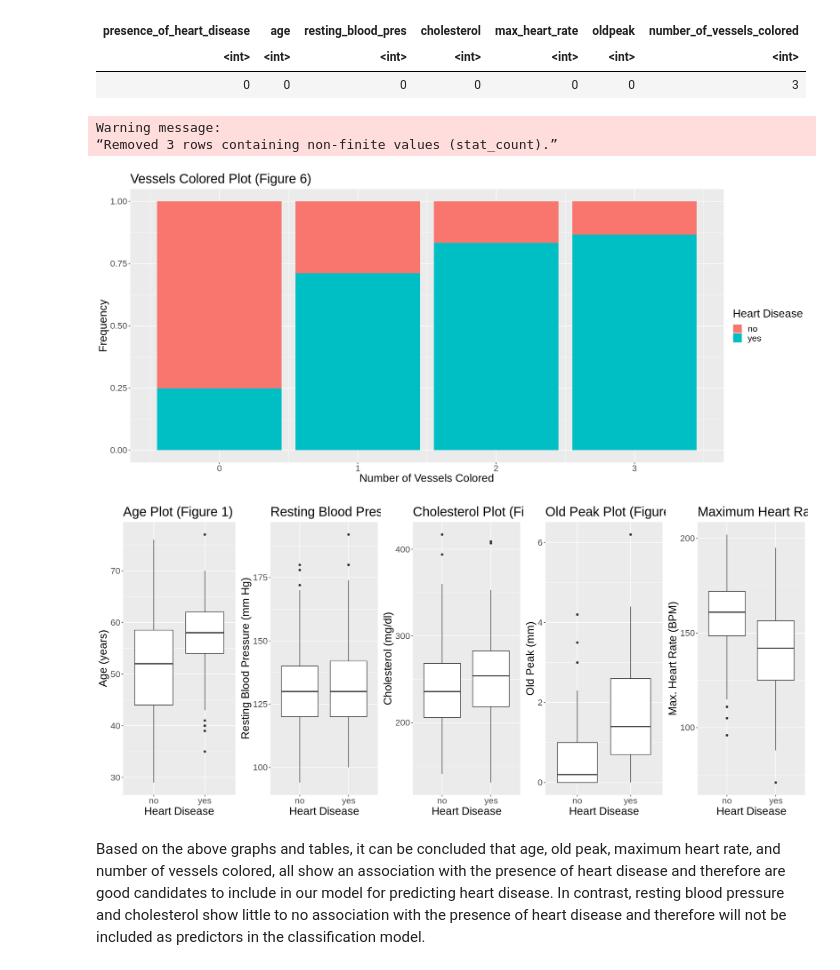
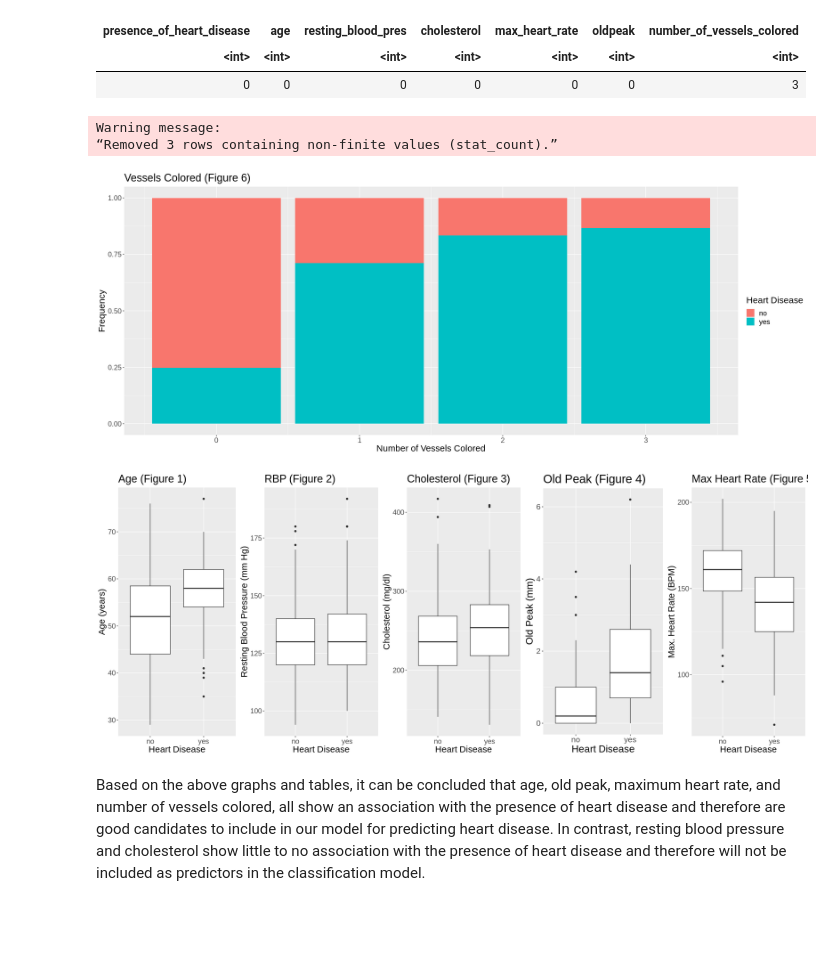
Before and after one commit to akosek4/DSCI-100-Heart-Disease-Project, a Jupyter notebook: Proposal_Rev1.ipynb, the cells around one changed output. Cells and saved outputs as stored; diff of their text form; code cells hidden in the pictures; blank space fills up the shorter version.

Commit message:
Changed Font Size for the ggtitle of BoxPlot

```diff
--- a/Proposal_Rev1.ipynb
+++ b/Proposal_Rev1.ipynb
@@ -169,59 +169,59 @@ age_plot <- data_training |>
     geom_boxplot() +
     ylab("Age (years)") +
     xlab("Heart Disease") +
-    ggtitle("Age Plot (Figure 1)") +
-    theme(text = element_text(size = 20))
+    ggtitle("Age (Figure 1)") +
+    theme(text = element_text(size = 17))
 
 rbp_plot <- data_training |>
     ggplot(aes(y = resting_blood_pres, x = presence_of_heart_disease)) +
     geom_boxplot() +
     ylab("Resting Blood Pressure (mm Hg)") +
     xlab("Heart Disease") +
-    ggtitle("Resting Blood Pressure Plot (Figure 2)") +
-    theme(text = element_text(size = 20))
+    ggtitle("RBP (Figure 2)") +
+    theme(text = element_text(size = 17))
 
 cholesterol_plot <- data_training |>
     ggplot(aes(y = cholesterol, x = presence_of_heart_disease)) +
     geom_boxplot() +
     ylab("Cholesterol (mg/dl)") +
     xlab("Heart Disease") +
-    ggtitle("Cholesterol Plot (Figure 3)") +
-    theme(text = element_text(size = 20))
+    ggtitle("Cholesterol (Figure 3)") +
+    theme(text = element_text(size = 17))
 
 oldpeak_plot <- data_training |>
     ggplot(aes(y = oldpeak, x = presence_of_heart_disease)) +
     geom_boxplot() +
     ylab("Old Peak (mm)") +
     xlab("Heart Disease") +
-    ggtitle("Old Peak Plot (Figure 4)") +
-    theme(text = element_text(size = 20))
+    ggtitle("Old Peak (Figure 4)") +
+    theme(text = element_text(size = 17))
 
 mhr_plot <- data_training |>
     ggplot(aes(y = max_heart_rate, x = presence_of_heart_disease)) +
     geom_boxplot() +
     ylab("Max. Heart Rate (BPM)") +
     xlab("Heart Disease") +
-    ggtitle("Maximum Heart Rate Plot (Figure 5)") +
-    theme(text = element_text(size = 20))
+    ggtitle("Max Heart Rate (Figure 5)") +
+    theme(text = element_text(size = 17))
 
 # generate bar graph visualization
 data_vessels_plot2 <- data_training |>
     ggplot(aes(x = number_of_vessels_colored, fill = presence_of_heart_disease)) +
     geom_bar(position = "fill") +
-    labs(x = "Number of Vessels Colored", y = "Frequency", fill = "Heart Disease", title = "Vessels Colored Plot (Figure 6)") +
-    theme(text = element_text(size = 20))
+    labs(x = "Number of Vessels Colored", y = "Frequency", fill = "Heart Disease", title = "Vessels Colored (Figure 6)") +
+    theme(text = element_text(size = 17))
 data_vessels_plot2
 # %% [output]
 Warning message:
 “Removed 3 rows containing non-finite values (stat_count).”
-[figure, old version]
+[figure, new version]
 # %%
-options(repr.plot.width = 18, repr.plot.height = 8)
+options(repr.plot.width = 20, repr.plot.height = 8)
 
 plot_grid <- plot_grid(age_plot, rbp_plot, cholesterol_plot, oldpeak_plot, mhr_plot, ncol = 5)
 plot_grid
 # %% [output]
-[figure, old version]
+[figure, new version]
 # %% [markdown]
 Based on the above graphs and tables, it can be concluded that age, old peak, maximum heart rate, and number of vessels colored, all show an association with the presence of heart disease and therefore are good candidates to include in our model for predicting heart disease. In contrast, resting blood pressure and cholesterol show little to no association with the presence of heart disease and therefore will not be included as predictors in the classification model.
 # %% [markdown]
```
Also changed, not shown: parts of 1 cell of this notebook.
